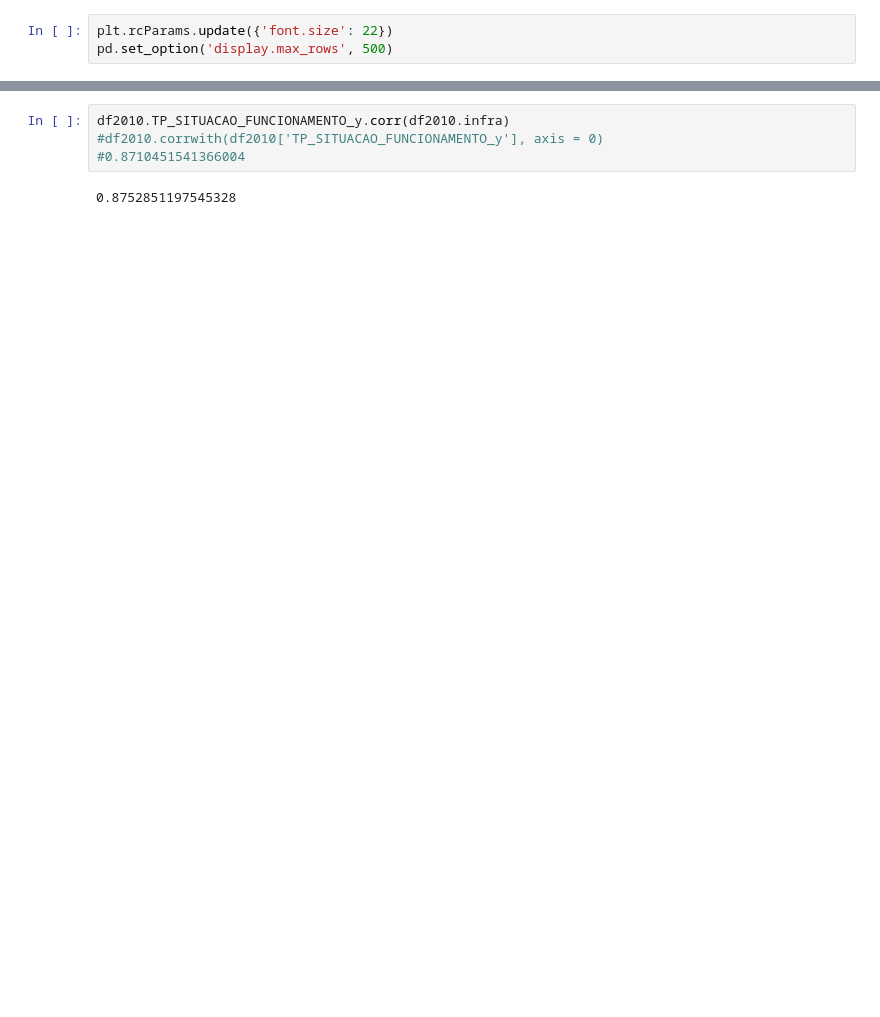
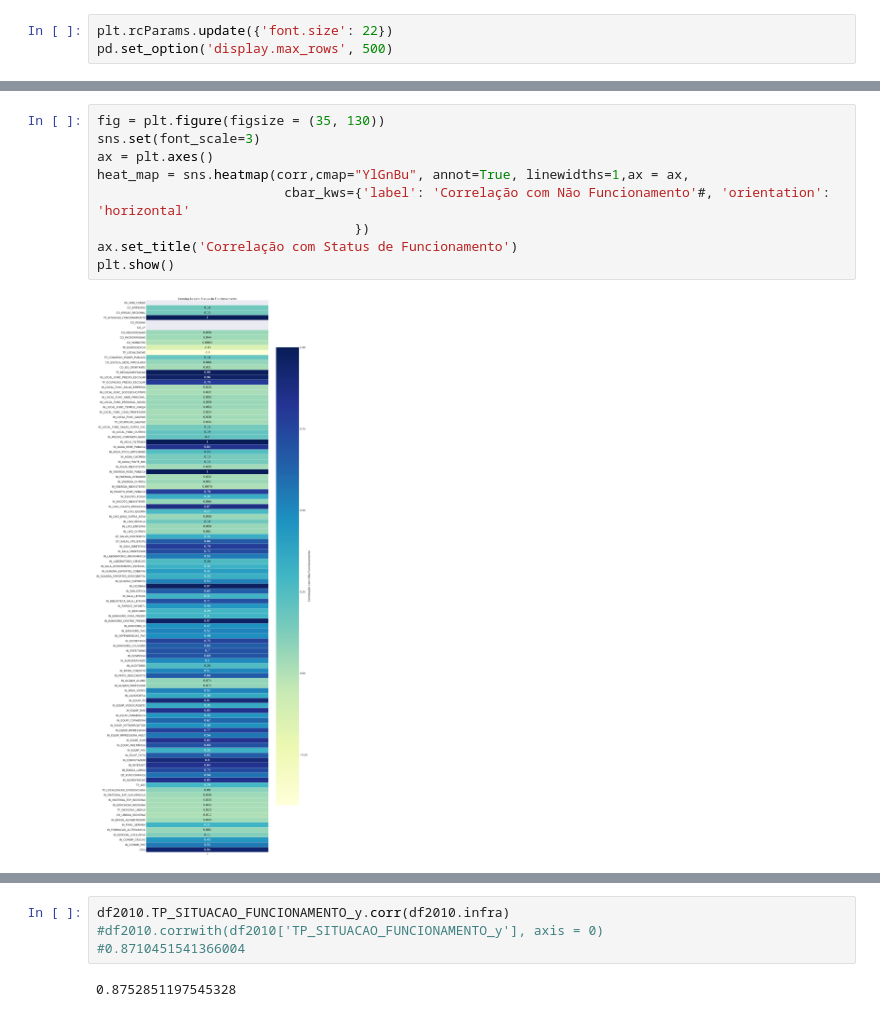
Before and after one commit to martimallow/escola_fechada, a Jupyter notebook: primeiras_analises.ipynb, the cells around one changed output, grey strips where cells are left out. Saved outputs shown, nothing was run; the diff lists cells and outputs as text; blank space fills up the shorter version.

```diff
--- a/primeiras_analises.ipynb
+++ b/primeiras_analises.ipynb
@@ -70,0 +89,11 @@ abertas2018['infra'] = (-0.13)*abertas2018.IN_LIXO_QUEIMA-(0.18)*abertas2018.IN_
+# %%
+fig = plt.figure(figsize = (35, 130))
+sns.set(font_scale=3)
+ax = plt.axes()
+heat_map = sns.heatmap(corr,cmap="YlGnBu", annot=True, linewidths=1,ax = ax,
+                        cbar_kws={'label': 'Correlação com Não Funcionamento'#, 'orientation': 'horizontal'
+                                 })
+ax.set_title('Correlação com Status de Funcionamento')
+plt.show()
+# %% [output]
+[figure, added]
```
Also changed, not shown: parts of 37 cells of this notebook, 2 other files.
